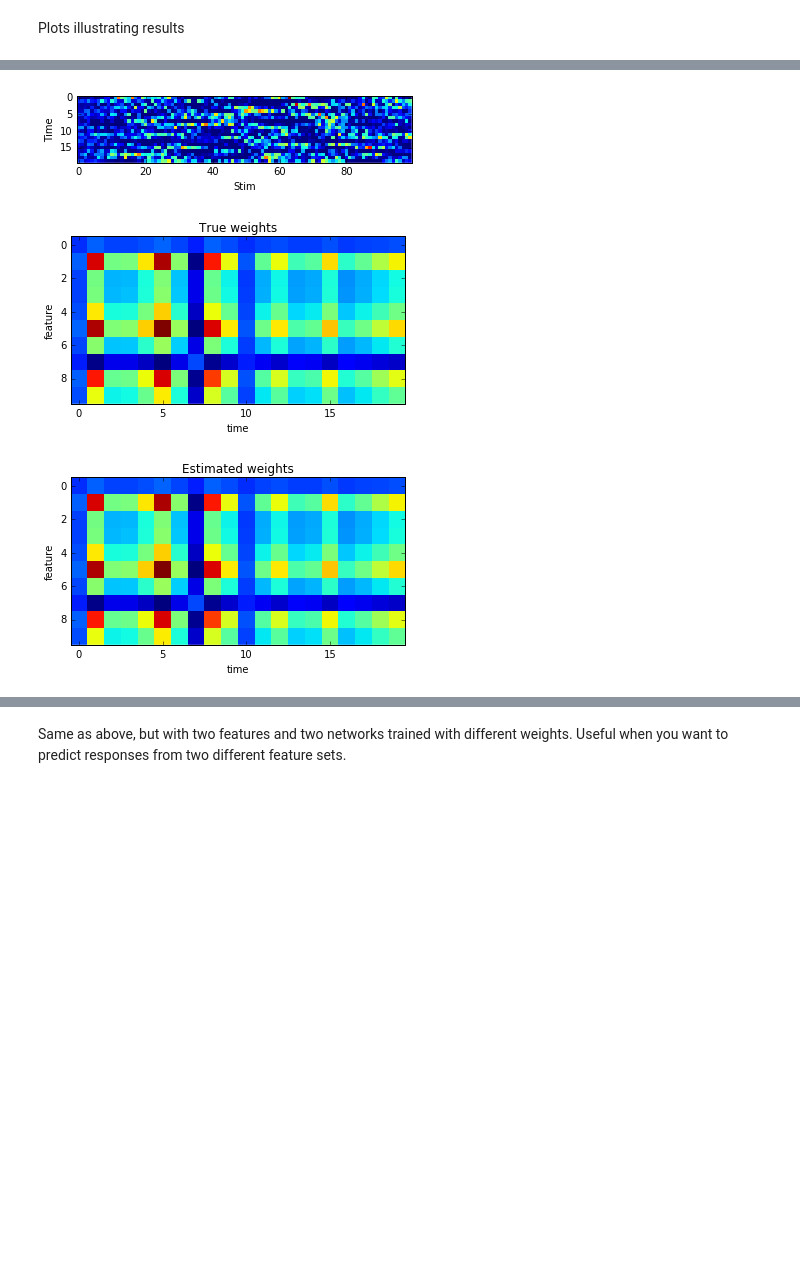
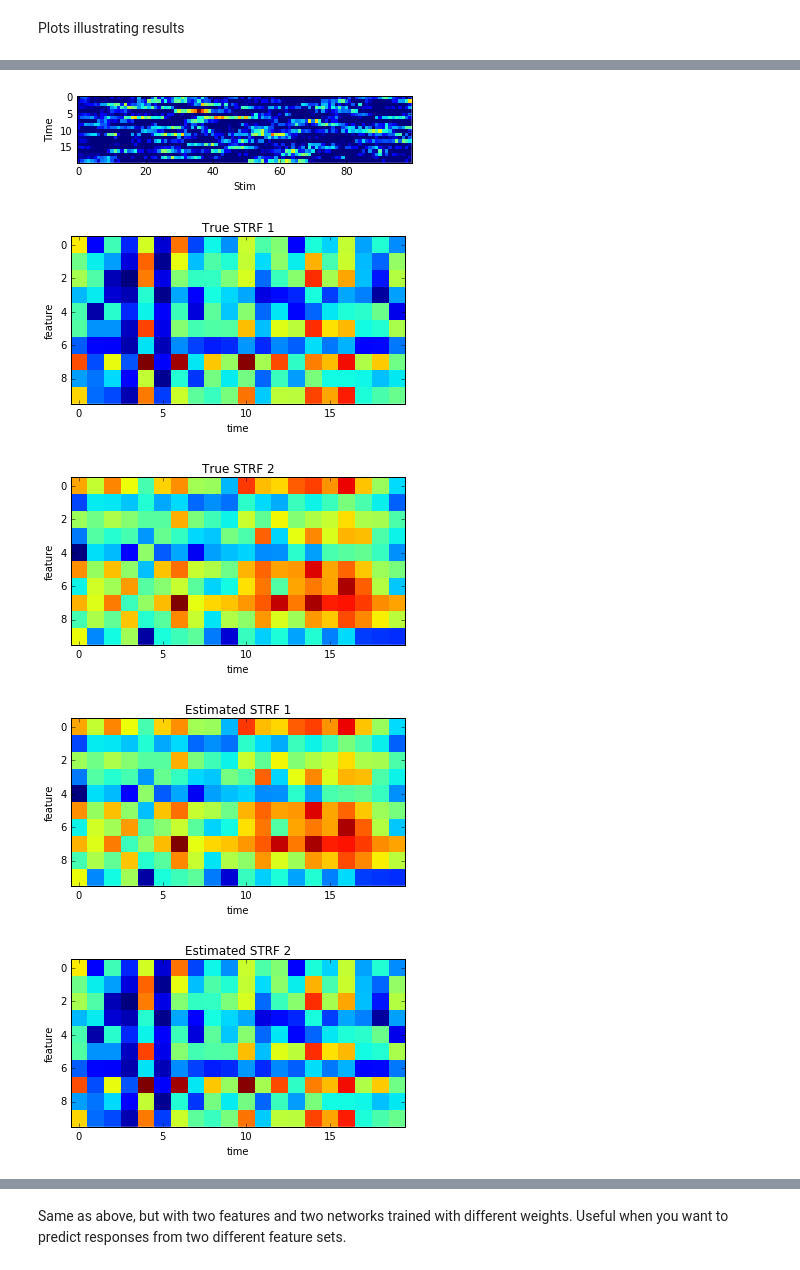
Before and after one commit to snormanhaignere/cnn, a Jupyter notebook: cnn.ipynb, the cells around one changed output, grey strips where cells are left out. Saved outputs shown, nothing was run; the diff lists cells and outputs as text; code cells hidden in the pictures; blank space fills up the shorter version.

Commit message:
Fix seed bug. Add positive-only weight layer.

```diff
--- a/cnn.ipynb
+++ b/cnn.ipynb
@@ -62,7 +61,7 @@ layers.append(layer)
 
 # layer 2
 layer = {}
-layer['type'] = 'reweight'
+layer['type'] = 'reweight-positive'
 layer['time_win_sec'] = 0.1
 layer['act'] = 'identity'
 layer['n_kern'] = 10
@@ -73,6 +72,18 @@ layers.append(layer)
 net1_seed = 1
 n_resp = 10
 data_dims = [n_stim, n_tps_per_stim, n_resp]
+tf.reset_default_graph()
 net1 = cnn.Net(data_dims, n_feats, sr_Hz, deepcopy(layers), seed=net1_seed)
 net1.build()
 D = net1.predict(F)
+
+# True STRFs
+net1_layer_vals = net1.layer_vals()
+plt.imshow(net1_layer_vals[0]['W'][:,:,0], interpolation='none')
+plt.xlabel('time'); plt.ylabel('feature')
+plt.title('True weights')
+plt.show()
+plt.imshow(net1_layer_vals[0]['W'][:,:,1], interpolation='none')
+plt.xlabel('time'); plt.ylabel('feature')
+plt.title('Estimated weights')
+plt.show()
@@ -89,7 +103,7 @@ n_train = np.int32(np.round(n_stim*0.6))
 n_val = np.int32(np.round(n_stim*0.2))
 n_test = n_stim - n_train - n_val
 train_val_test = np.concatenate((np.zeros(n_train), np.ones(n_val), np.ones(n_test)*2), 0)
-early_stopping_steps = 0 # 0 implies no early stopping
+early_stopping_steps = 5 # 0 implies no early stopping
 net2.train(F, D, max_iter=1000, eval_interval=30, learning_rate=0.01,
            batch_size=10, train_val_test=train_val_test,
            early_stopping_steps=early_stopping_steps)
@@ -135,15 +151,31 @@ plt.xlabel('Stim'); plt.ylabel('Time')
 plt.show('Estimated response')
 plt.show()
 
-# true and estimated weights (layer 1)
+# true and estimated STRFs (layer 1)
 net1_layer_vals = net1.layer_vals()
 net2_layer_vals = net2.layer_vals()
 plt.imshow(net1_layer_vals[0]['W'][:,:,0], interpolation='none')
 plt.xlabel('time'); plt.ylabel('feature')
-plt.title('True weights')
+plt.title('True STRF 1')
+plt.show()
+plt.imshow(net1_layer_vals[0]['W'][:,:,1], interpolation='none')
+plt.xlabel('time'); plt.ylabel('feature')
+plt.title('True STRF 2')
 plt.show()
 plt.imshow(net2_layer_vals[0]['W'][:,:,0], interpolation='none')
 plt.xlabel('time'); plt.ylabel('feature')
-plt.title('Estimated weights')
+plt.title('Estimated STRF 1')
 plt.show()
+plt.imshow(net2_layer_vals[0]['W'][:,:,1], interpolation='none')
+plt.xlabel('time'); plt.ylabel('feature')
+plt.title('Estimated STRF 2')
+plt.show()
+
+# true and estimated pooling weights
+plt.plot(net1_layer_vals[1]['W'][0,:,:].transpose())
+plt.title('True Weights')
+plt.show()
+plt.plot(net2_layer_vals[1]['W'][0,:,:].transpose())
+plt.title('Estimated Weights')
+plt.show()
 # %% [output]
@@ -152,3 +184,5 @@ plt.show()
-[figure, old version]
+[figure, new version]
-[figure, old version]
+[figure, new version]
-[figure, old version]
+[figure, new version]
+[figure, added]
+[figure, added]
```
Also changed, not shown: parts of 16 cells of this notebook, 1 other file.
